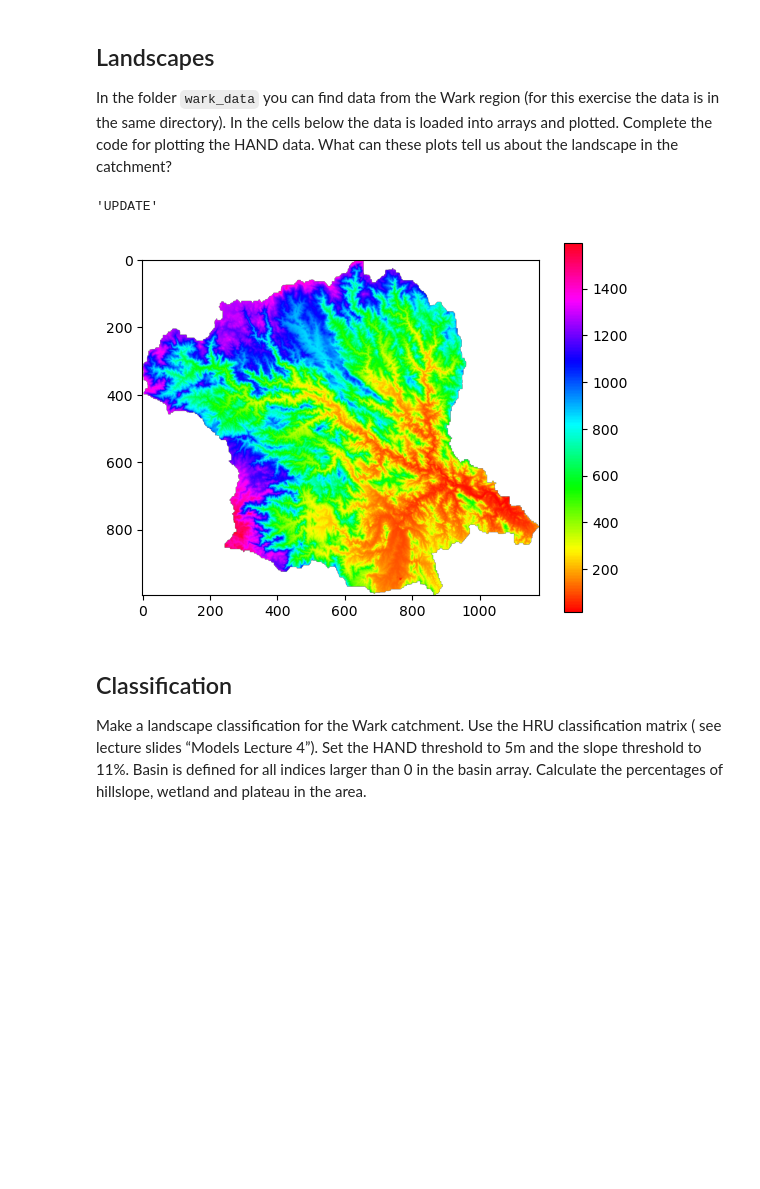
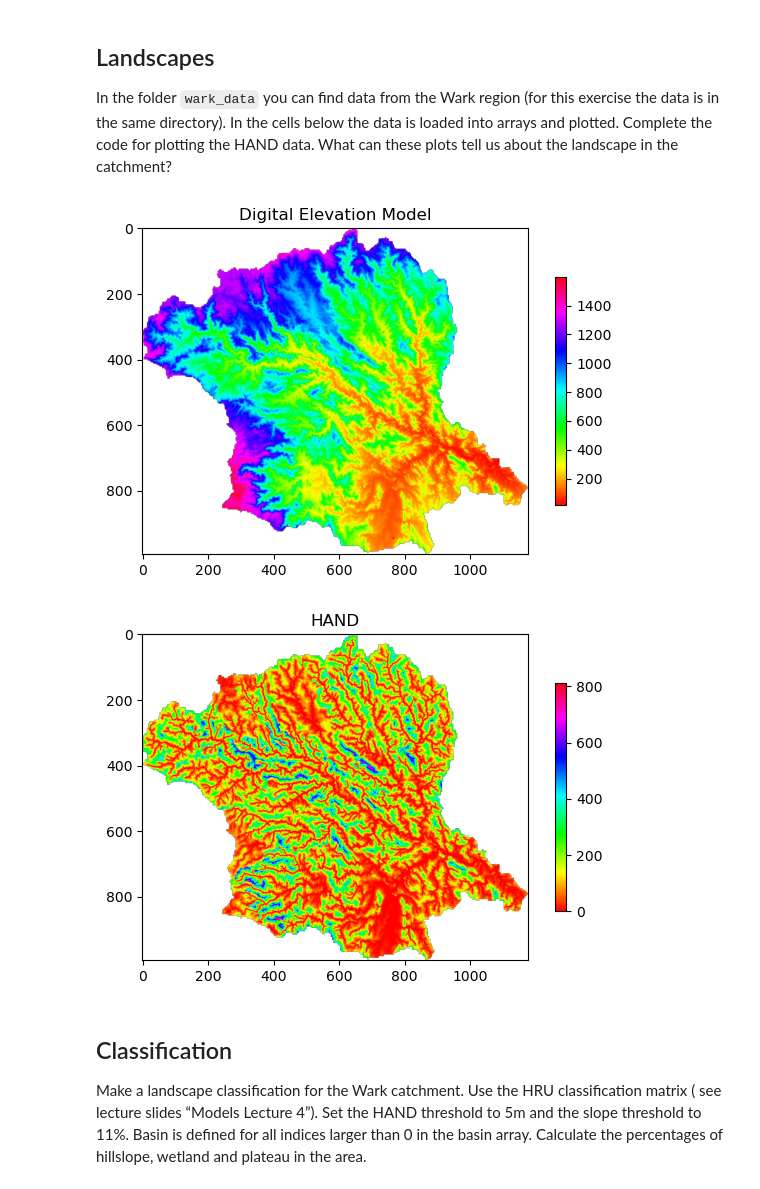
Before and after one commit to eWaterCycle/teaching-materials, a Jupyter notebook: book/exercise_journal_ann_laura/FlexTopo/exercise_flextopo_manning.ipynb, the cells around one changed output. Cells and saved outputs as stored; diff of their text form; code cells hidden in the pictures; blank space fills up the shorter version.

```diff
--- a/book/exercise_journal_ann_laura/FlexTopo/exercise_flextopo_manning.ipynb
+++ b/book/exercise_journal_ann_laura/FlexTopo/exercise_flextopo_manning.ipynb
@@ -264,24 +264,27 @@ In the folder `wark_data` you can find data from the Wark region (for this exerc
 # %%
 DEM = np.genfromtxt('DEM_killawarra.asc',  dtype=float, autostrip=True, skip_header=6)
 slope = np.genfromtxt('slope_killawarra.asc',  dtype=float, autostrip=True, skip_header=6)
-# hand = np.genfromtxt('HAND.asc',  dtype=float, autostrip=True)
+hand = np.genfromtxt('HAND_killawarra.asc',  dtype=float, autostrip=True, skip_header=6)
 basin = np.genfromtxt('basin_killawarra.asc',  dtype=float, autostrip=True, skip_header=6)
 # %%
-# plot DEM
-plt.figure(1)
-DEM[DEM==-9999]=np.nan
-plt.imshow(DEM, cmap='hsv')
-plt.colorbar()
+#plot DEM
+fig, ax = plt.subplots(figsize=(6,4))
+ax.set_title('Digital Elevation Model')
+DEM[DEM==-9999] = np.nan
+im = ax.imshow(DEM, cmap='hsv')
+fig.colorbar(im, ax=ax, shrink=0.7)
+fig.tight_layout()
 
-'''UPDATE'''
-# # plot HAND
-# plt.figure(2)
-# hand[hand==-9999]=np.nan
-# plt.imshow(hand, cmap='hsv')
-# plt.colorbar()
+# plot HAND
+fig, ax = plt.subplots(figsize=(6,4))
+ax.set_title('HAND')
+hand[hand==-9999] = np.nan
+im = ax.imshow(hand, cmap='hsv')
+fig.colorbar(im, ax=ax, shrink=0.7)
+fig.tight_layout()
 # %% [output]
-'UPDATE'
-[figure, old version]
+[figure, new version]
+[figure, added]
 # %% [markdown]
 ## Classification
 
```
Also changed, not shown: parts of 1 cell of this notebook.
